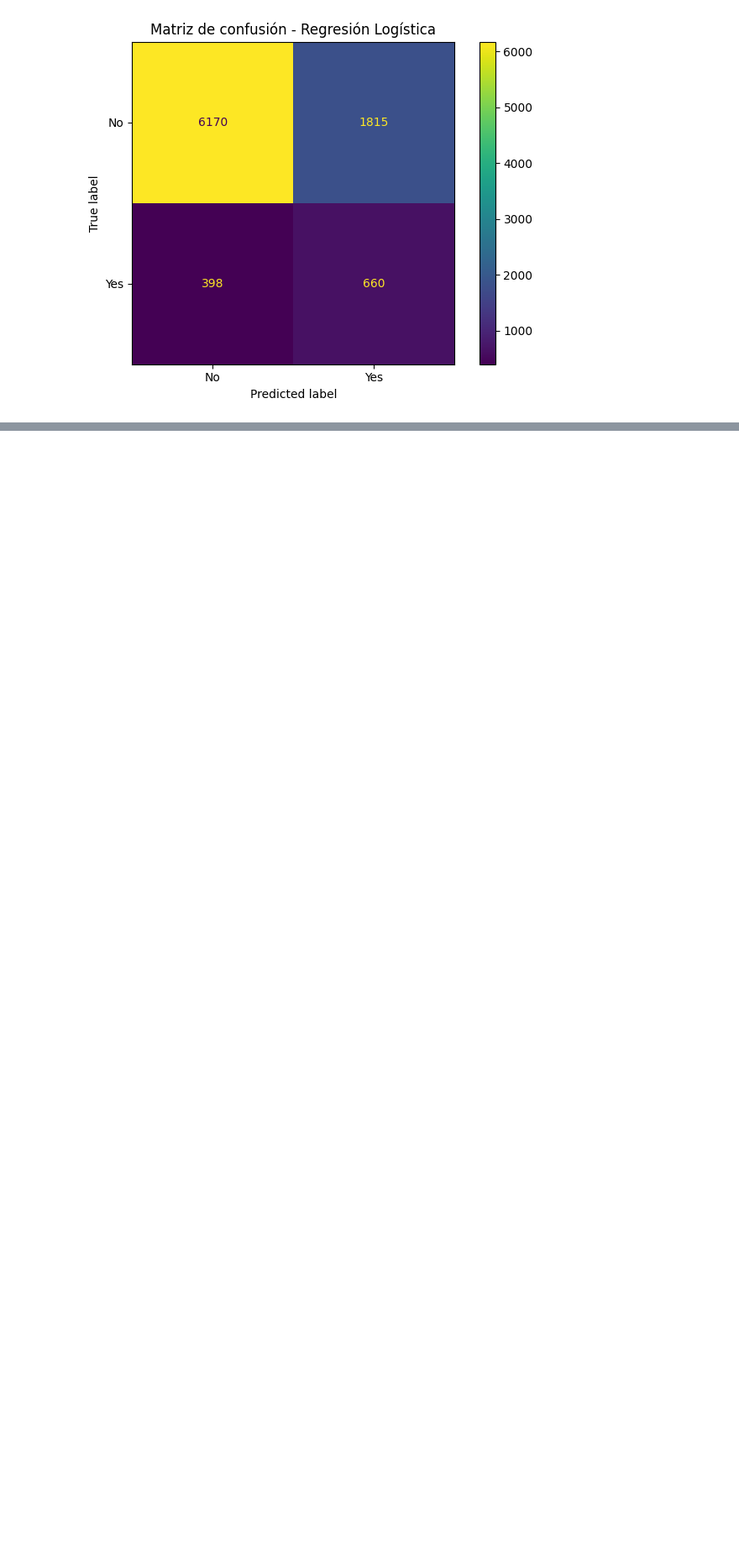
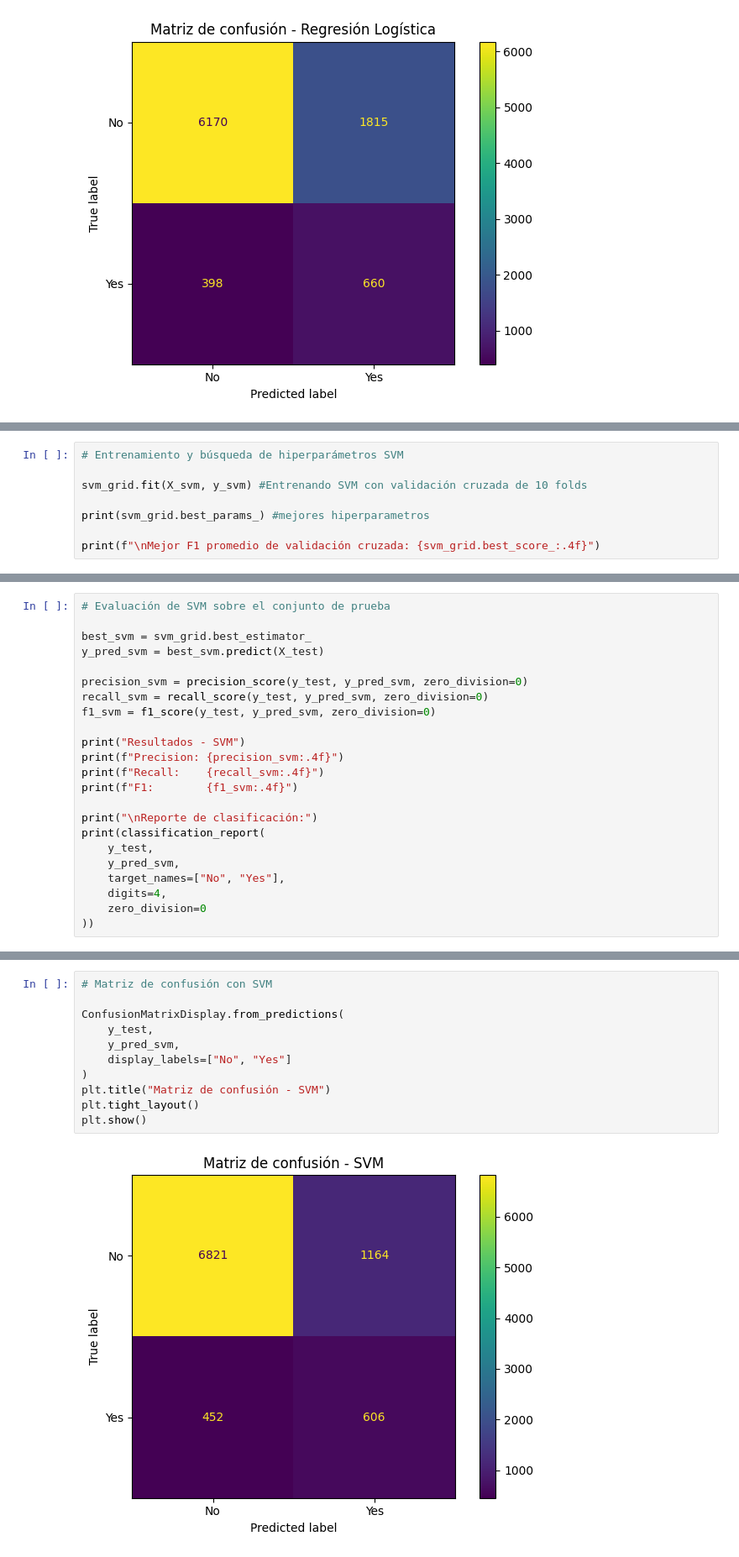
Before and after one commit to LeonardoG2005/Bank-Marketing-Database, a Jupyter notebook: Bank_Marketing_Database_Proyecto1.ipynb, the cells around one changed output, grey strips where cells are left out. Shown at 84% size. Saved outputs shown, nothing was run; the diff lists cells and outputs as text; blank space fills up the shorter version.

```diff
--- a/Bank_Marketing_Database_Proyecto1.ipynb
+++ b/Bank_Marketing_Database_Proyecto1.ipynb
@@ -693,0 +765,8 @@ plt.show()
+# %%
+# Entrenamiento y búsqueda de hiperparámetros SVM
+
+svm_grid.fit(X_svm, y_svm) #Entrenando SVM con validación cruzada de 10 folds
+
+print(svm_grid.best_params_) #mejores hiperparametros
+
+print(f"\nMejor F1 promedio de validación cruzada: {svm_grid.best_score_:.4f}")
@@ -693,0 +777,23 @@ plt.show()
+# %%
+# Evaluación de SVM sobre el conjunto de prueba
+
+best_svm = svm_grid.best_estimator_
+y_pred_svm = best_svm.predict(X_test)
+
+precision_svm = precision_score(y_test, y_pred_svm, zero_division=0)
+recall_svm = recall_score(y_test, y_pred_svm, zero_division=0)
+f1_svm = f1_score(y_test, y_pred_svm, zero_division=0)
+
+print("Resultados - SVM")
+print(f"Precision: {precision_svm:.4f}")
+print(f"Recall:    {recall_svm:.4f}")
+print(f"F1:        {f1_svm:.4f}")
+
+print("\nReporte de clasificación:")
+print(classification_report(
+    y_test,
+    y_pred_svm,
+    target_names=["No", "Yes"],
+    digits=4,
+    zero_division=0
+))
@@ -693,0 +815,13 @@ plt.show()
+# %%
+# Matriz de confusión con SVM
+
+ConfusionMatrixDisplay.from_predictions(
+    y_test,
+    y_pred_svm,
+    display_labels=["No", "Yes"]
+)
+plt.title("Matriz de confusión - SVM")
+plt.tight_layout()
+plt.show()
+# %% [output]
+[figure, added]
```
Also changed, not shown: parts of 10 cells of this notebook.
